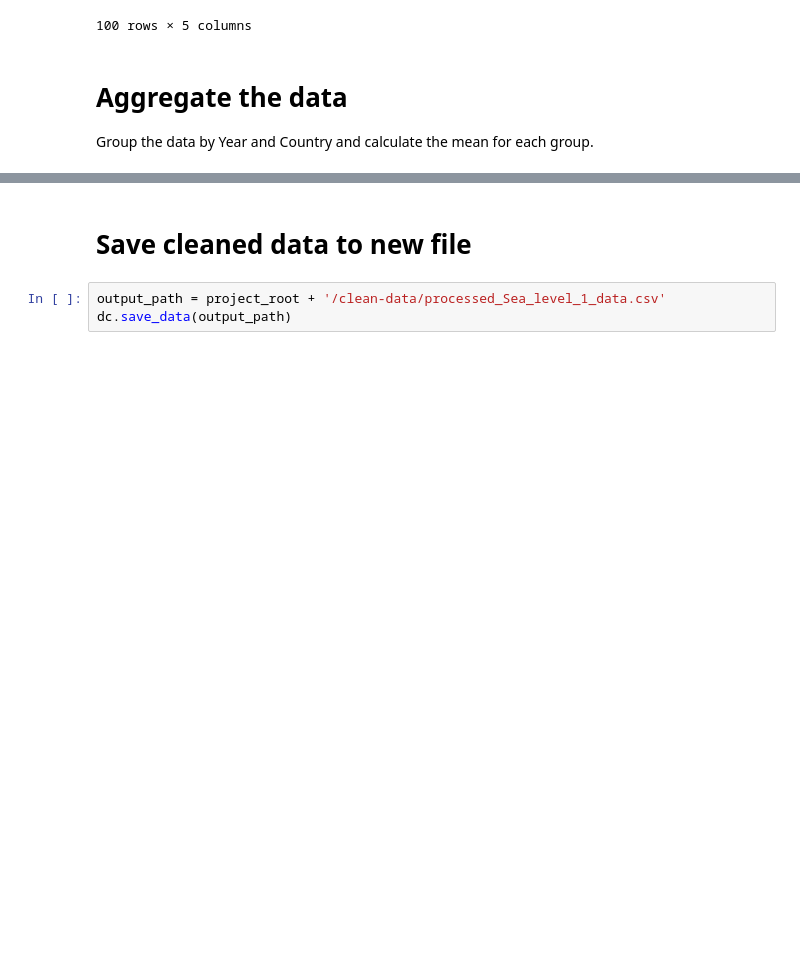
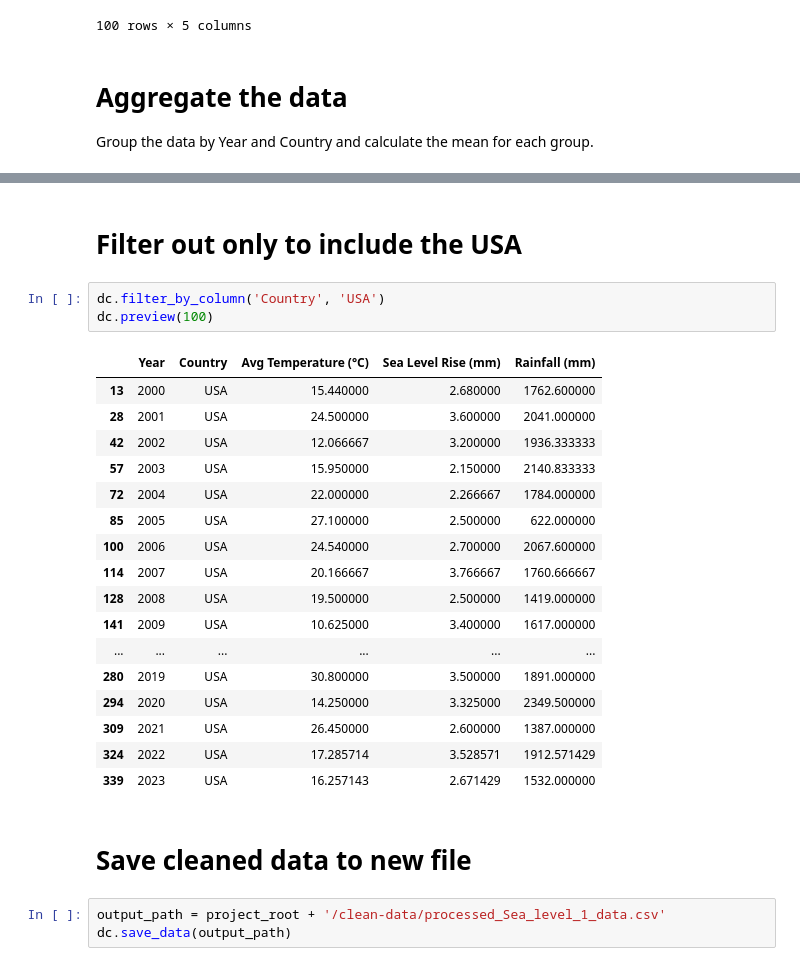
Before and after one commit to unc-ml-climate-project/ML-Climate-Project, a Jupyter notebook: cleaning-notebooks/sea_level_1.ipynb, the cells around one changed output, grey strips where cells are left out. Saved outputs shown, nothing was run; the diff lists cells and outputs as text; blank space fills up the shorter version.

Commit message:
filtered out data frame by country, done cleaning sea level 1 data set

```diff
--- a/cleaning-notebooks/sea_level_1.ipynb
+++ b/cleaning-notebooks/sea_level_1.ipynb
@@ -97,3 +96,26 @@ dc.preview(50)
+# %% [markdown]
+# Filter out only to include the USA
+# %%
+dc.filter_by_column('Country', 'USA')
+dc.preview(100)
+# %% [output]
+|  | Year | Country | Avg Temperature (°C) | Sea Level Rise (mm) | Rainfall (mm) |
+| 13 | 2000 | USA | 15.440000 | 2.680000 | 1762.600000 |
+| 28 | 2001 | USA | 24.500000 | 3.600000 | 2041.000000 |
+| 42 | 2002 | USA | 12.066667 | 3.200000 | 1936.333333 |
+| 57 | 2003 | USA | 15.950000 | 2.150000 | 2140.833333 |
+| 72 | 2004 | USA | 22.000000 | 2.266667 | 1784.000000 |
+| 85 | 2005 | USA | 27.100000 | 2.500000 | 622.000000 |
+| 100 | 2006 | USA | 24.540000 | 2.700000 | 2067.600000 |
+| 114 | 2007 | USA | 20.166667 | 3.766667 | 1760.666667 |
+| 128 | 2008 | USA | 19.500000 | 2.500000 | 1419.000000 |
+| 141 | 2009 | USA | 10.625000 | 3.400000 | 1617.000000 |
+| ... | ... | ... | ... | ... | ... |
+| 280 | 2019 | USA | 30.800000 | 3.500000 | 1891.000000 |
+| 294 | 2020 | USA | 14.250000 | 3.325000 | 2349.500000 |
+| 309 | 2021 | USA | 26.450000 | 2.600000 | 1387.000000 |
+| 324 | 2022 | USA | 17.285714 | 3.528571 | 1912.571429 |
+| 339 | 2023 | USA | 16.257143 | 2.671429 | 1532.000000 |
 # %% [markdown]
 # Save cleaned data to new file
 # %%
```
Also changed, not shown: parts of 1 cell of this notebook, 2 other files.
